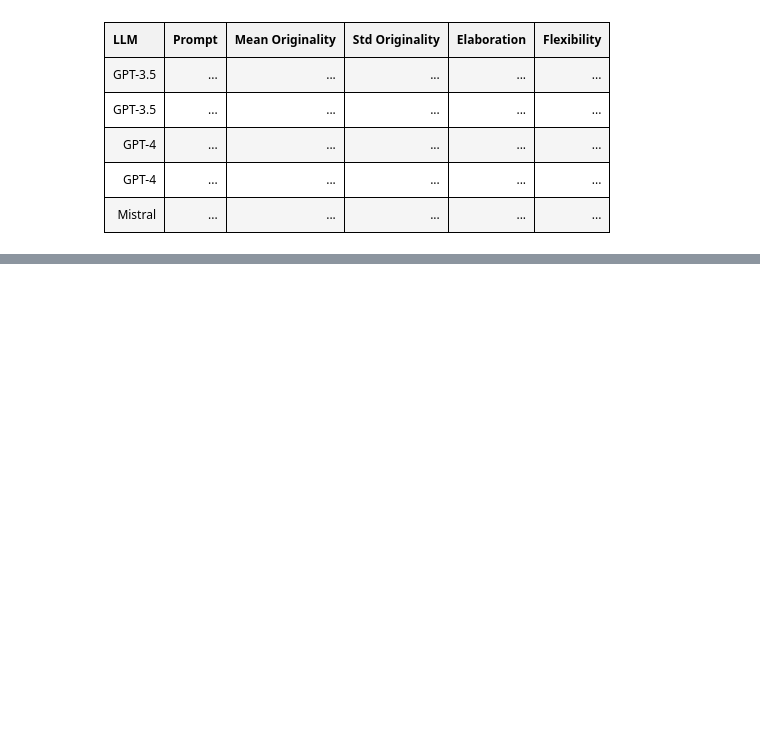
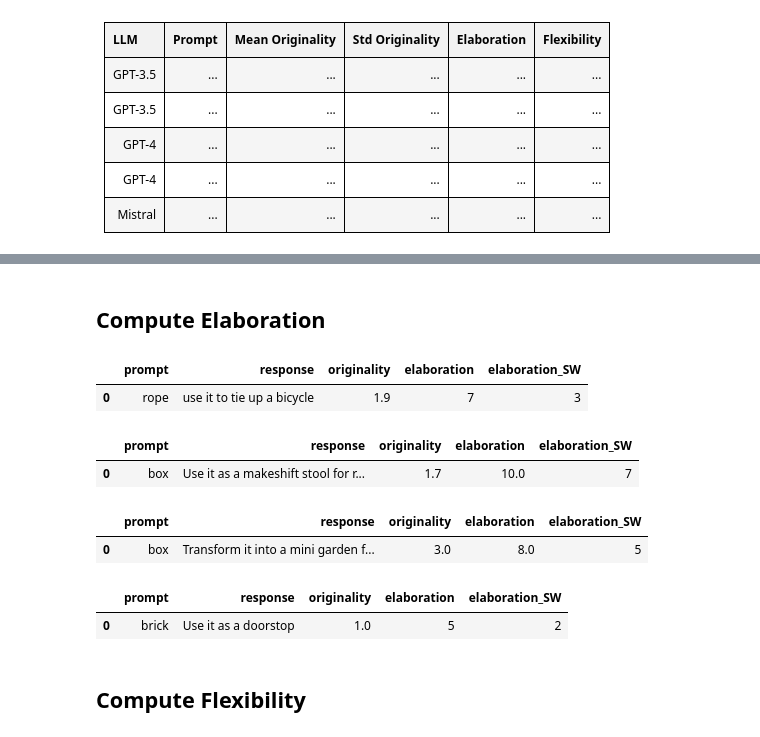
Before and after one commit to Maximelel/LLM_creativity_aut, a Jupyter notebook: benchmark.ipynb, the cells around one changed output, grey strips where cells are left out. Cells and saved outputs as stored; diff of their text form; code cells hidden in the pictures; blank space fills up the shorter version.

```diff
--- a/benchmark.ipynb
+++ b/benchmark.ipynb
@@ -85,0 +145,20 @@ import matplotlib.pyplot as plt
+# %% [markdown]
+## Compute Elaboration
+# %%
+data = {"humans": humans, "gpt_35": gpt_35_100, "gpt_4": gpt_4_100, "mistral": mistral}
+
+for name, df in data.items():
+    df = elaboration_SW(df)
+
+display(humans.head(1), gpt_35_100.head(1), gpt_4_100.head(1), mistral.head(1))
+# %% [output]
+|  | prompt | response | originality | elaboration | elaboration_SW |
+| 0 | rope | use it to tie up a bicycle | 1.9 | 7 | 3 |
+|  | prompt | response | originality | elaboration | elaboration_SW |
+| 0 | box | Use it as a makeshift stool for r... | 1.7 | 10.0 | 7 |
+|  | prompt | response | originality | elaboration | elaboration_SW |
+| 0 | box | Transform it into a mini garden f... | 3.0 | 8.0 | 5 |
+|  | prompt | response | originality | elaboration | elaboration_SW |
+| 0 | brick | Use it as a doorstop | 1.0 | 5 | 2 |
+# %% [markdown]
+## Compute Flexibility
```
Also changed, not shown: parts of 13 cells of this notebook.
